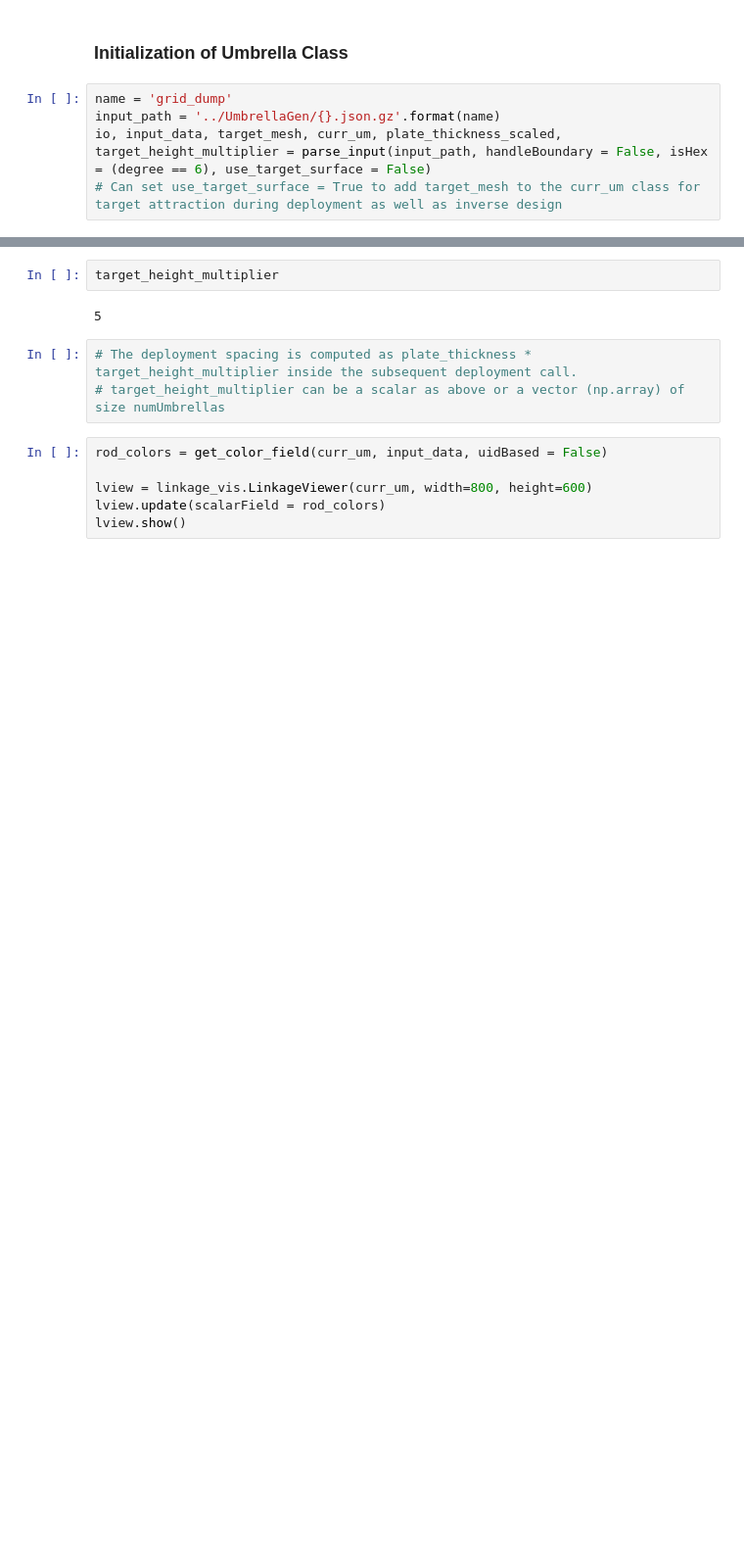
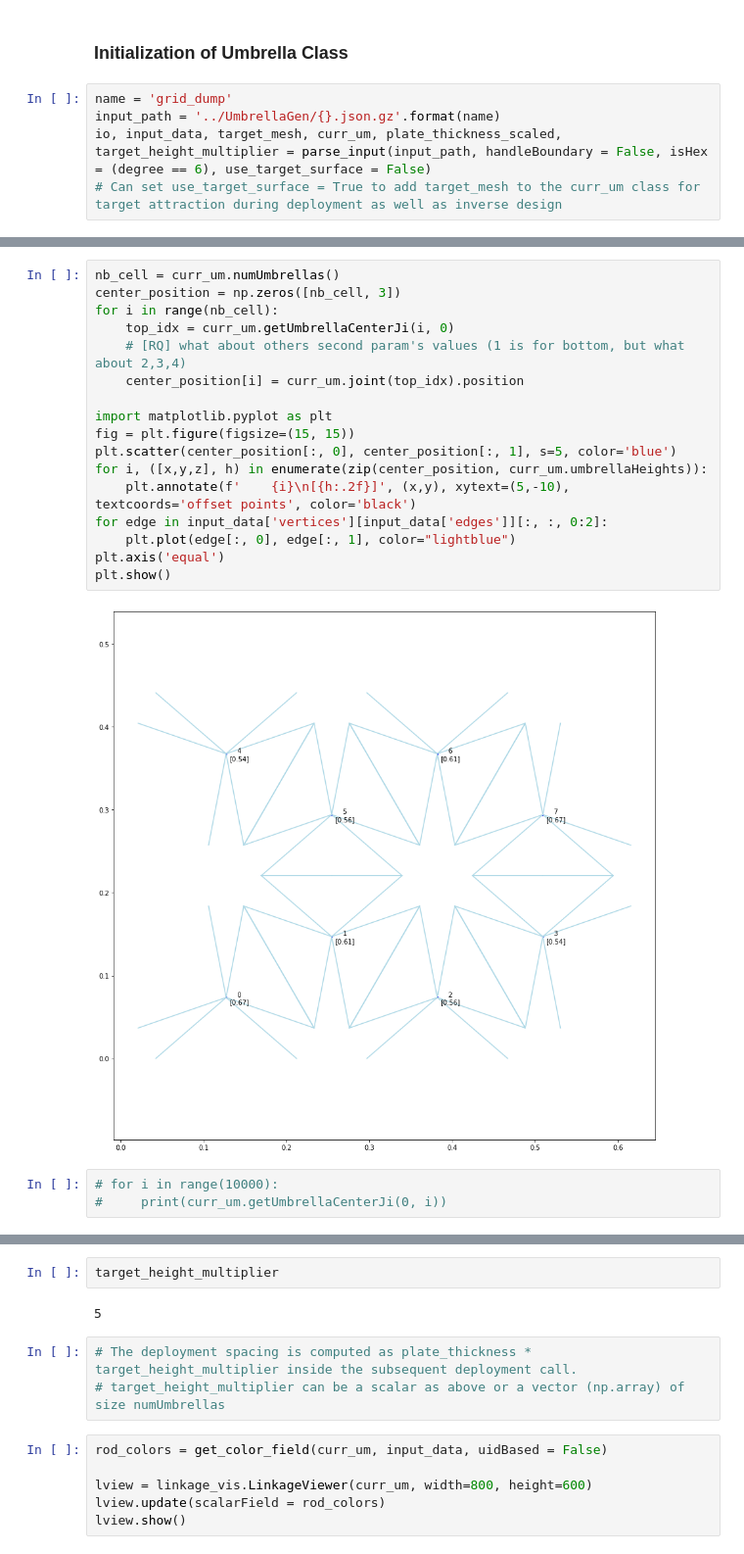
Before and after one commit to udaykusupati/ActuationUmbrellaMeshes, a Jupyter notebook: python/actuation_experiments/guide.ipynb, the cells around one changed output, grey strips where cells are left out. Shown at 98% size. Cells and saved outputs as stored; diff of their text form; blank space fills up the shorter version.

```diff
--- a/python/actuation_experiments/guide.ipynb
+++ b/python/actuation_experiments/guide.ipynb
@@ -87,0 +162,22 @@ io, input_data, target_mesh, curr_um, plate_thickness_scaled, target_height_mult
+# %%
+nb_cell = curr_um.numUmbrellas()
+center_position = np.zeros([nb_cell, 3])
+for i in range(nb_cell):
+    top_idx = curr_um.getUmbrellaCenterJi(i, 0)
+    # [RQ] what about others second param's values (1 is for bottom, but what about 2,3,4)
+    center_position[i] = curr_um.joint(top_idx).position
+
+import matplotlib.pyplot as plt
+fig = plt.figure(figsize=(15, 15))
+plt.scatter(center_position[:, 0], center_position[:, 1], s=5, color='blue')
+for i, ([x,y,z], h) in enumerate(zip(center_position, curr_um.umbrellaHeights)):
+    plt.annotate(f'    {i}\n[{h:.2f}]', (x,y), xytext=(5,-10), textcoords='offset points', color='black')
+for edge in input_data['vertices'][input_data['edges']][:, :, 0:2]:
+    plt.plot(edge[:, 0], edge[:, 1], color="lightblue")
+plt.axis('equal')
+plt.show()
+# %% [output]
+[figure, added]
+# %%
+# for i in range(10000):
+#     print(curr_um.getUmbrellaCenterJi(0, i))
```
Also changed, not shown: parts of 25 cells of this notebook, 6 other files.
